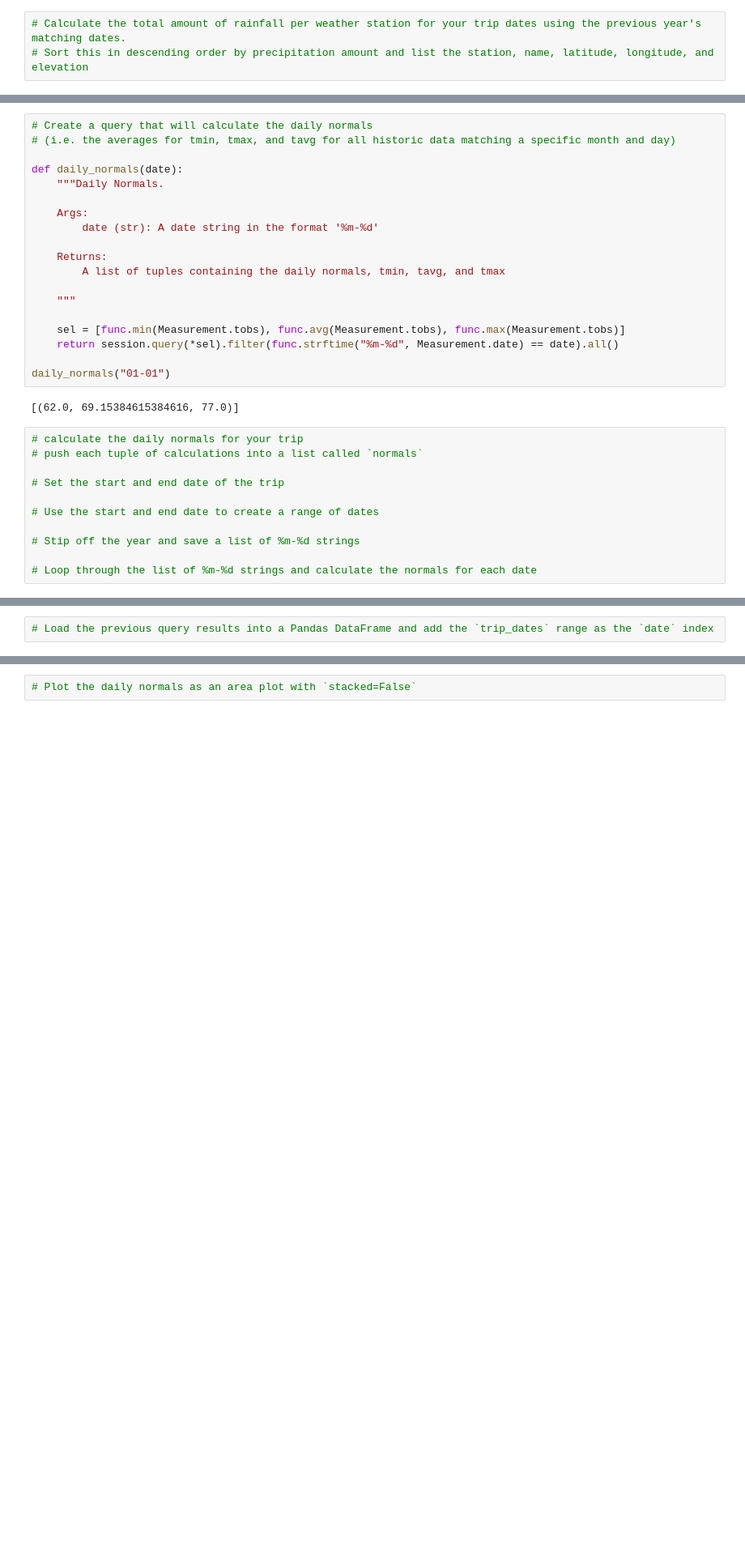
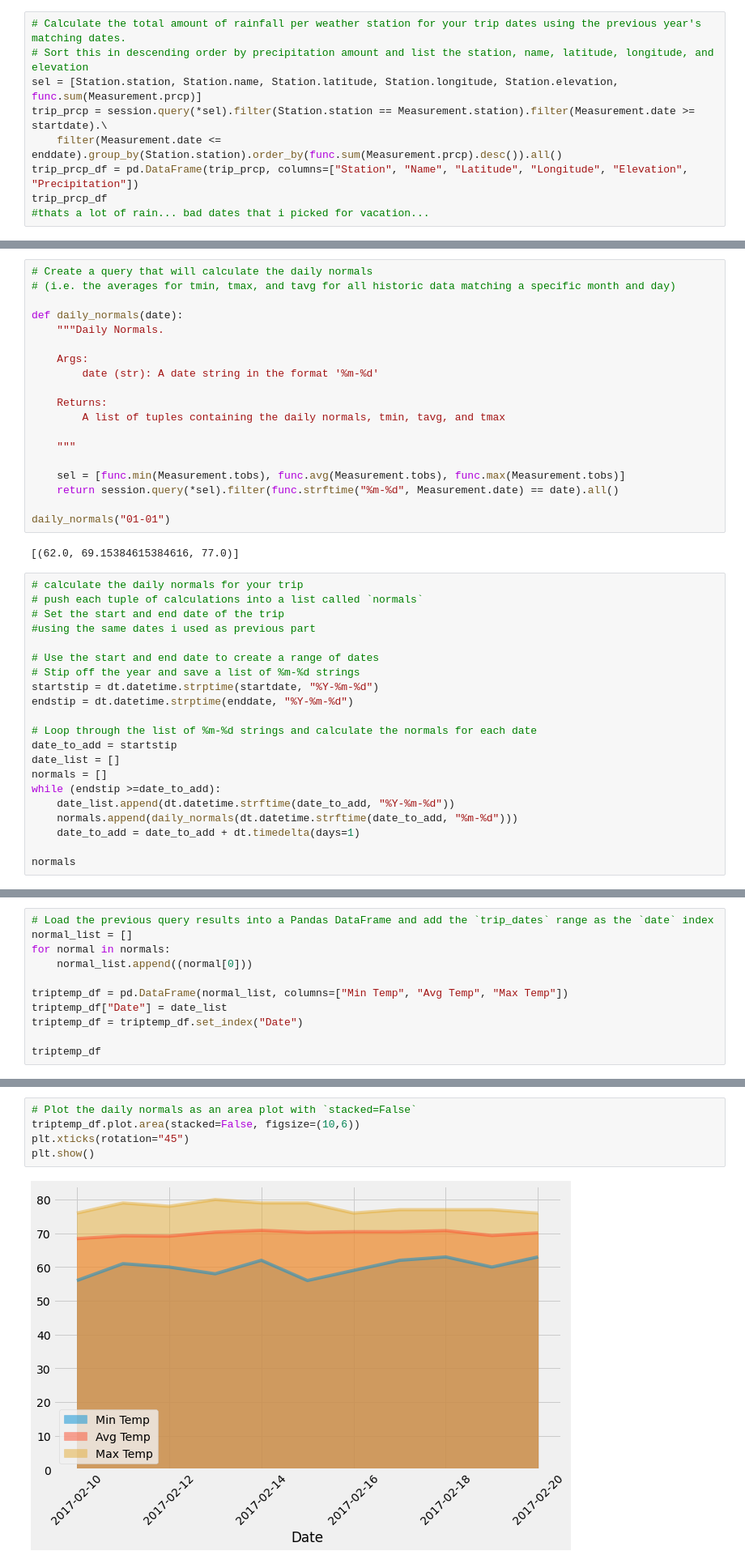
Before and after one commit to jdkwak1994/sqlalchemy-challenge, a Jupyter notebook: climate_starter.ipynb, the cells around one changed output, grey strips where cells are left out. Shown: that part at 81% size. Drawn from its saved outputs; the diff is of its cells as text; blank space fills up the shorter version.

```diff
--- a/climate_starter.ipynb
+++ b/climate_starter.ipynb
@@ -227,3 +220,9 @@ print(calc_temps('2012-02-28', '2012-03-05'))
 # %%
 # Calculate the total amount of rainfall per weather station for your trip dates using the previous year's matching dates.
 # Sort this in descending order by precipitation amount and list the station, name, latitude, longitude, and elevation
+sel = [Station.station, Station.name, Station.latitude, Station.longitude, Station.elevation, func.sum(Measurement.prcp)]
+trip_prcp = session.query(*sel).filter(Station.station == Measurement.station).filter(Measurement.date >= startdate).\
+    filter(Measurement.date <= enddate).group_by(Station.station).order_by(func.sum(Measurement.prcp).desc()).all()
+trip_prcp_df = pd.DataFrame(trip_prcp, columns=["Station", "Name", "Latitude", "Longitude", "Elevation", "Precipitation"])
+trip_prcp_df
+#thats a lot of rain... bad dates that i picked for vacation...
@@ -251,11 +259,21 @@ daily_normals("01-01")
 # %%
 # calculate the daily normals for your trip
 # push each tuple of calculations into a list called `normals`
-
 # Set the start and end date of the trip
+#using the same dates i used as previous part
 
 # Use the start and end date to create a range of dates
-
 # Stip off the year and save a list of %m-%d strings
+startstip = dt.datetime.strptime(startdate, "%Y-%m-%d")
+endstip = dt.datetime.strptime(enddate, "%Y-%m-%d")
 
 # Loop through the list of %m-%d strings and calculate the normals for each date
+date_to_add = startstip
+date_list = []
+normals = []
+while (endstip >=date_to_add):
+    date_list.append(dt.datetime.strftime(date_to_add, "%Y-%m-%d"))
+    normals.append(daily_normals(dt.datetime.strftime(date_to_add, "%m-%d")))
+    date_to_add = date_to_add + dt.timedelta(days=1)
+
+normals
@@ -262,2 +292,11 @@ daily_normals("01-01")
 # %%
 # Load the previous query results into a Pandas DataFrame and add the `trip_dates` range as the `date` index
+normal_list = []
+for normal in normals:
+    normal_list.append((normal[0]))
+
+triptemp_df = pd.DataFrame(normal_list, columns=["Min Temp", "Avg Temp", "Max Temp"])
+triptemp_df["Date"] = date_list
+triptemp_df = triptemp_df.set_index("Date")
+
+triptemp_df
@@ -264,2 +317,7 @@ daily_normals("01-01")
 # %%
 # Plot the daily normals as an area plot with `stacked=False`
+triptemp_df.plot.area(stacked=False, figsize=(10,6))
+plt.xticks(rotation="45")
+plt.show()
+# %% [output]
+[figure, added]
```
Also changed, not shown: parts of 8 cells of this notebook.
